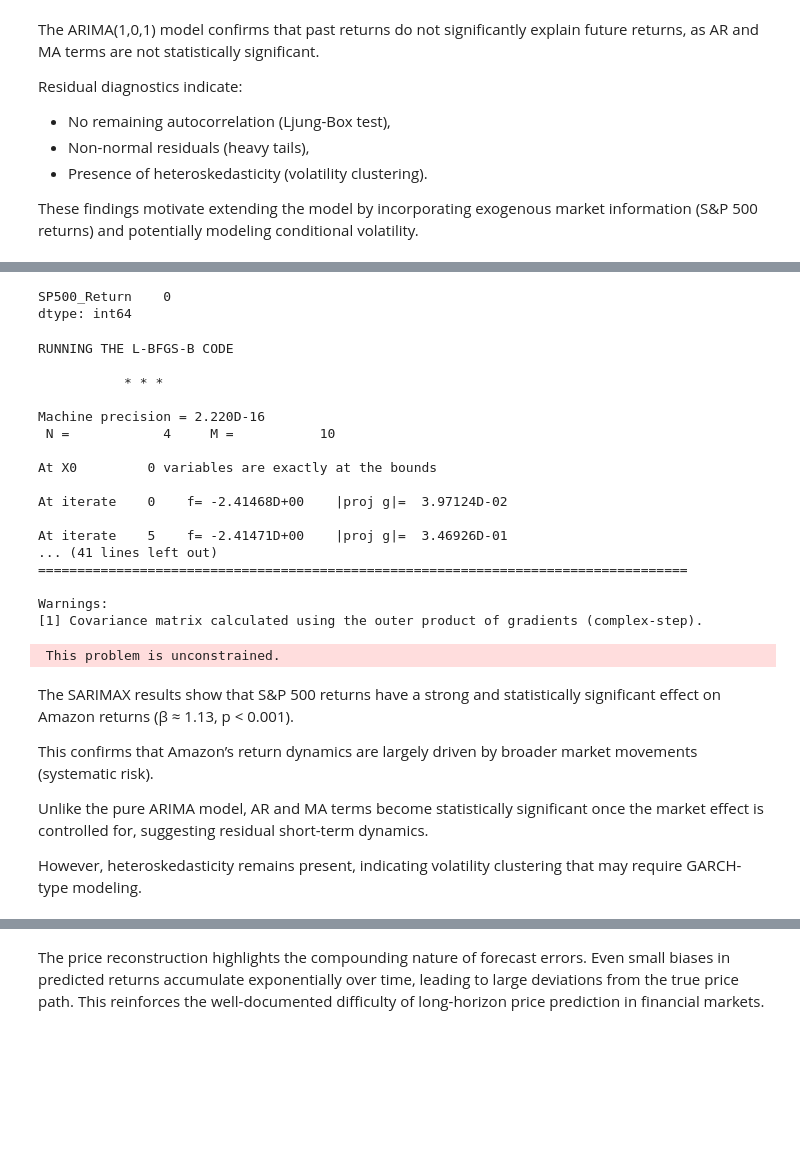
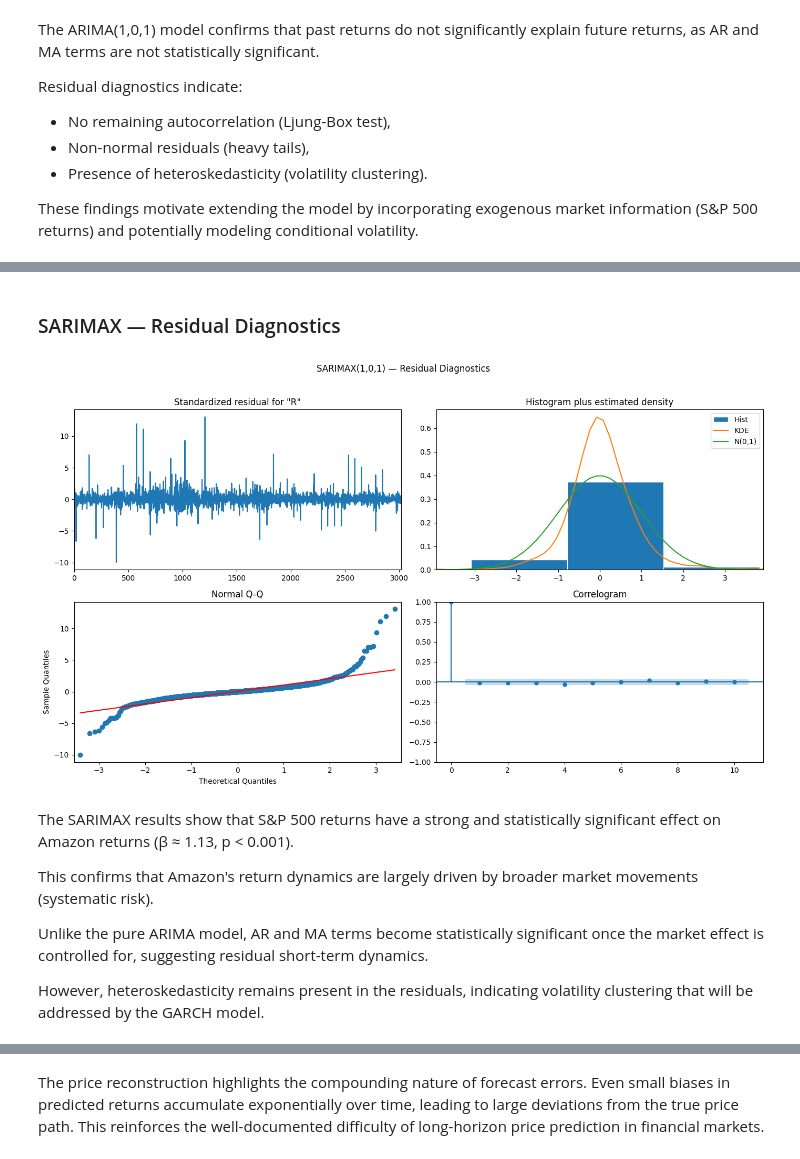
Before and after one commit to EdLac/stock-price-prediction-amazon, a Jupyter notebook: notebooks/03_model_training.ipynb, the cells around one changed output, grey strips where cells are left out. Saved outputs shown, nothing was run; the diff lists cells and outputs as text; code cells hidden in the pictures; blank space fills up the shorter version.

```diff
--- a/notebooks/03_model_training.ipynb
+++ b/notebooks/03_model_training.ipynb
@@ -220,8 +269,14 @@ The SARIMAX model allows us to estimate:
 # %%
 from statsmodels.tsa.statespace.sarimax import SARIMAX
 
-y_train = train["Return"]
-y_test = test["Return"]
+print("Missing values in X_train:", X_train.isna().sum().to_dict())
 
-X_train = train[["SP500_Return"]]
-X_test = test[["SP500_Return"]]
+sarimax_fit = SARIMAX(
+    y_train,
+    exog=X_train,
+    order=(p, d, q),
+    enforce_stationarity=False,
+    enforce_invertibility=False
+).fit(disp=False)
+
+print(sarimax_fit.summary())
@@ -228,46 +301,17 @@ X_test = test[["SP500_Return"]]
-# %%
-X_train.isna().sum()
-# %% [output]
-SP500_Return    0
-dtype: int64
-# %%
-p, d, q = 1, 0, 1
-
-sarimax_model = SARIMAX(
-    y_train,
-    exog = X_train,
-    order = (p, d, q),
-    enforce_stationarity=False,
-    enforce_invertibility=False
-)
-
-sarimax_result = sarimax_model.fit()
-
-print(sarimax_result.summary())
-# %% [output]
-RUNNING THE L-BFGS-B CODE
-
-           * * *
-
-Machine precision = 2.220D-16
- N =            4     M =           10
-
-At X0         0 variables are exactly at the bounds
-
-At iterate    0    f= -2.41468D+00    |proj g|=  3.97124D-02
-
-At iterate    5    f= -2.41471D+00    |proj g|=  3.46926D-01
-... (41 lines left out)
-===================================================================================
-
-Warnings:
-[1] Covariance matrix calculated using the outer product of gradients (complex-step).
- This problem is unconstrained.
-# %% [markdown]
-The SARIMAX results show that S&P 500 returns have a strong and statistically significant effect on Amazon returns (β ≈ 1.13, p < 0.001).
-
-This confirms that Amazon’s return dynamics are largely driven by broader market movements (systematic risk).
-
-Unlike the pure ARIMA model, AR and MA terms become statistically significant once the market effect is controlled for, suggesting residual short-term dynamics.
-
-However, heteroskedasticity remains present, indicating volatility clustering that may require GARCH-type modeling.
+# %% [markdown]
+### SARIMAX — Residual Diagnostics
+# %%
+sarimax_fit.plot_diagnostics(figsize=(14, 8))
+plt.suptitle("SARIMAX(1,0,1) — Residual Diagnostics", y=1.02)
+plt.tight_layout()
+plt.show()
+# %% [output]
+[figure, added]
+# %% [markdown]
+The SARIMAX results show that S&P 500 returns have a strong and statistically significant effect on Amazon returns (β ≈ 1.13, p < 0.001).
+
+This confirms that Amazon's return dynamics are largely driven by broader market movements (systematic risk).
+
+Unlike the pure ARIMA model, AR and MA terms become statistically significant once the market effect is controlled for, suggesting residual short-term dynamics.
+
+However, heteroskedasticity remains present in the residuals, indicating volatility clustering that will be addressed by the GARCH model.
```
Also changed, not shown: parts of 33 cells of this notebook, 2 other files.
